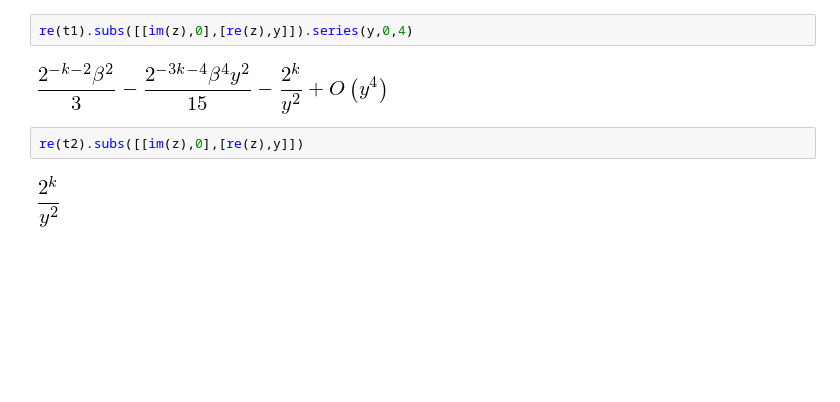
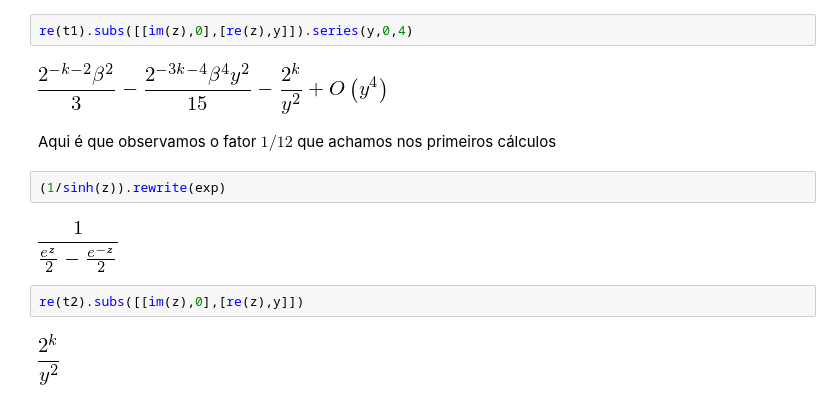
Before and after one commit to orahcio/fluxos, a Jupyter notebook: calctopaper.ipynb, the cells around one changed output. Saved outputs shown, nothing was run; the diff lists cells and outputs as text; blank space fills up the shorter version.

```diff
--- a/calctopaper.ipynb
+++ b/calctopaper.ipynb
@@ -109,6 +110,12 @@ t2 = 2**k/z**2
 re(t1).subs([[im(z),0],[re(z),y]]).series(y,0,4)
 # %% [output]
 [figure]
+# %% [markdown]
+Aqui é que observamos o fator $1/12$ que achamos nos primeiros cálculos
+# %%
+(1/sinh(z)).rewrite(exp)
+# %% [output]
+[figure, added]
 # %%
 re(t2).subs([[im(z),0],[re(z),y]])
 # %% [output]
```
Also changed, not shown: parts of 10 cells of this notebook.
